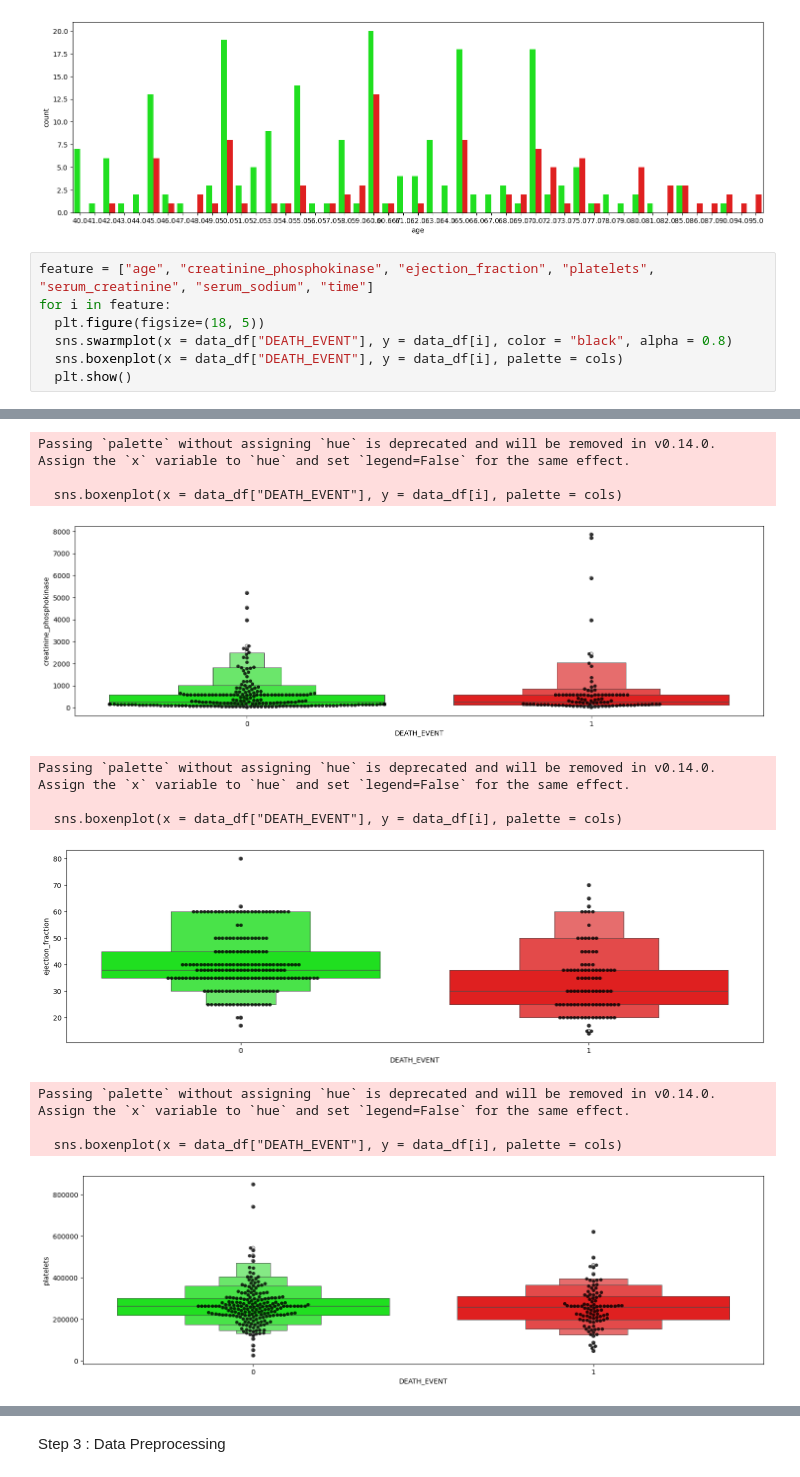
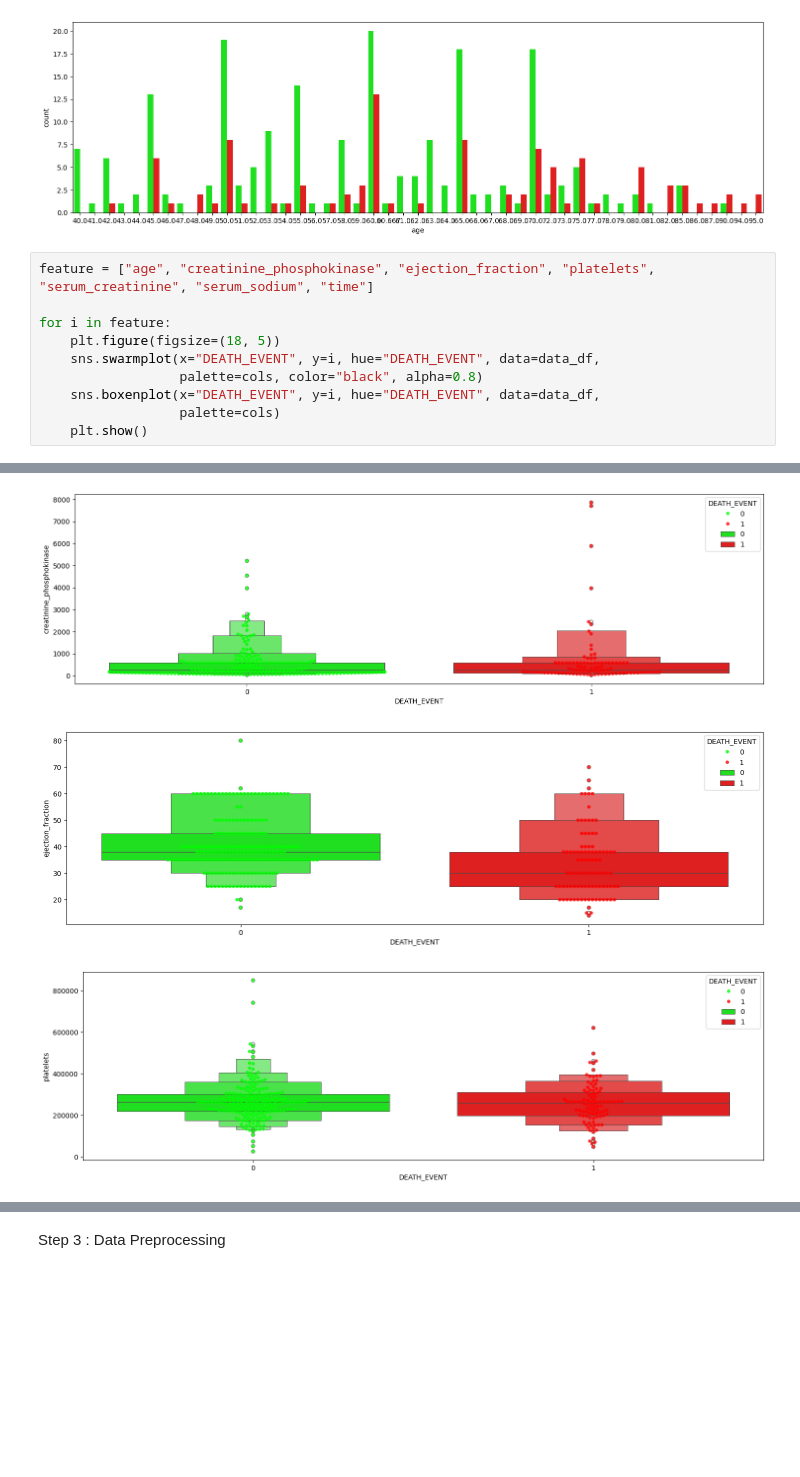
Before and after one commit to Saumyaketu/Heart-Failure-Prediction, a Jupyter notebook: Heart_failure_prediction.ipynb, the cells around one changed output, grey strips where cells are left out. Cells and saved outputs as stored; diff of their text form; blank space fills up the shorter version.

```diff
--- a/Heart_failure_prediction.ipynb
+++ b/Heart_failure_prediction.ipynb
@@ -104,9 +132,12 @@ days_of_week = sns.countplot(x=data_df['age'], data=data_df, palette=cols, hue="
 [figure]
 # %%
 feature = ["age", "creatinine_phosphokinase", "ejection_fraction", "platelets", "serum_creatinine", "serum_sodium", "time"]
+
 for i in feature:
-  plt.figure(figsize=(18, 5))
-  sns.swarmplot(x = data_df["DEATH_EVENT"], y = data_df[i], color = "black", alpha = 0.8)
-  sns.boxenplot(x = data_df["DEATH_EVENT"], y = data_df[i], palette = cols)
-  plt.show()
+    plt.figure(figsize=(18, 5))
+    sns.swarmplot(x="DEATH_EVENT", y=i, hue="DEATH_EVENT", data=data_df,
+                  palette=cols, color="black", alpha=0.8)
+    sns.boxenplot(x="DEATH_EVENT", y=i, hue="DEATH_EVENT", data=data_df,
+                  palette=cols)
+    plt.show()
 # %% [output]
@@ -117,12 +145,3 @@ Passing `palette` without assigning `hue` is deprecated and will be removed in v
-Passing `palette` without assigning `hue` is deprecated and will be removed in v0.14.0. Assign the `x` variable to `hue` and set `legend=False` for the same effect.
-
-  sns.boxenplot(x = data_df["DEATH_EVENT"], y = data_df[i], palette = cols)
-[figure, old version]
+[figure, new version]
-Passing `palette` without assigning `hue` is deprecated and will be removed in v0.14.0. Assign the `x` variable to `hue` and set `legend=False` for the same effect.
-
-  sns.boxenplot(x = data_df["DEATH_EVENT"], y = data_df[i], palette = cols)
-[figure, old version]
+[figure, new version]
-Passing `palette` without assigning `hue` is deprecated and will be removed in v0.14.0. Assign the `x` variable to `hue` and set `legend=False` for the same effect.
-
-  sns.boxenplot(x = data_df["DEATH_EVENT"], y = data_df[i], palette = cols)
-[figure, old version]
+[figure, new version]
```
Also changed, not shown: parts of 15 cells of this notebook.
